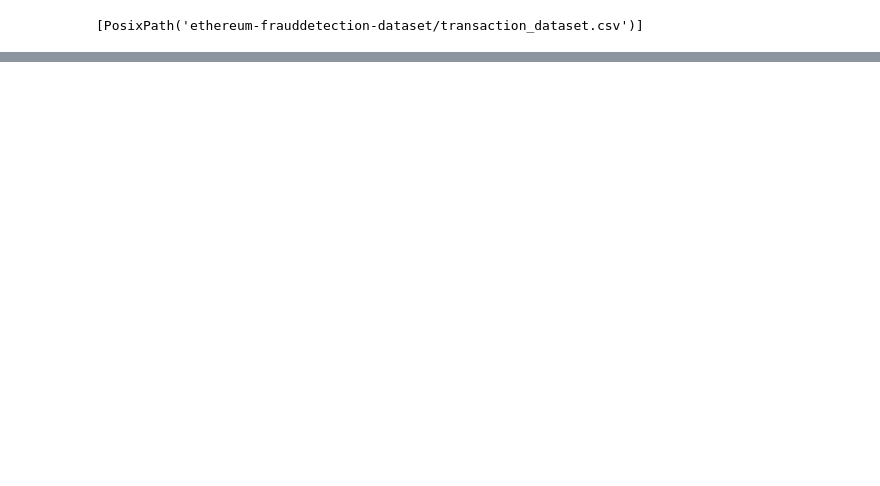
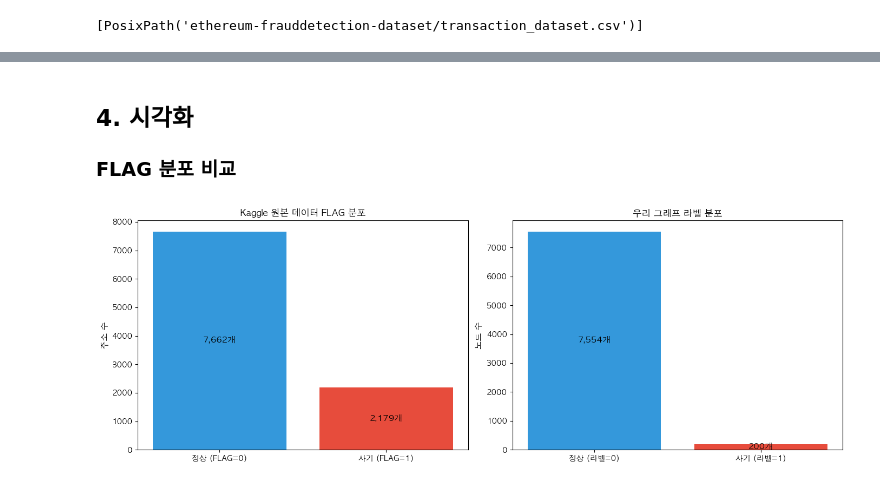
Before and after one commit to paran-needless-to-say/MPOcryptoML, a Jupyter notebook: notebooks/01_exploration.ipynb, the cells around one changed output, grey strips where cells are left out. Saved outputs shown, nothing was run; the diff lists cells and outputs as text; code cells hidden in the pictures; blank space fills up the shorter version.

Commit message:
feat: 노트북 정리 및 EDA 추가
- 01_exploration.ipynb 구조 개선
- 컬럼 설명 및 통계 분석 추가
- Kaggle 데이터와 그래프 데이터 비교 분석
- 시각화 코드 개선
- 마크다운 설명 추가

```diff
--- a/notebooks/01_exploration.ipynb
+++ b/notebooks/01_exploration.ipynb
@@ -187,0 +187,15 @@ plt.show()
+# %%
+# 이 셀은 Cell 9의 결과를 사용합니다
+with open('../results/graph_200_etherscan_real.json', 'r') as f:
+    graph_data = json.load(f)
+
+labels = graph_data['labels']
+
+print(f'\n[그래프 정보]')
+print(f'  총 노드 수: {len(graph_data["nodes"]):,}개')
+print(f'  총 엣지 수: {len(graph_data["edges"]):,}개')
+
+print(f'\n[라벨 분포 (Known 노드)]')
+print(f'  라벨 딕셔너리 크기: {len(labels):,}개')
+print(f'  라벨=1 (사기): {sum(labels.values()):,}개 ({sum(labels.values())/len(labels)*100:.2f}%)')
+print(f'  라벨=0 (정상): {len(labels)-sum(labels.values()):,}개 ({(len(labels)-sum(labels.values()))/len(labels)*100:.2f}%)')
@@ -187,0 +264,36 @@ plt.show()
+# %% [markdown]
+## 4. 시각화
+### FLAG 분포 비교
+# %%
+# FLAG 분포 시각화
+fig, axes = plt.subplots(1, 2, figsize=(14, 5))
+
+# Kaggle 원본 분포
+kaggle_data = df['FLAG'].value_counts().sort_index()
+axes[0].bar(['정상 (FLAG=0)', '사기 (FLAG=1)'],
+            [kaggle_data[0], kaggle_data[1]],
+            color=['#3498db', '#e74c3c'])
+axes[0].set_title('Kaggle 원본 데이터 FLAG 분포', fontsize=12, fontweight='bold')
+axes[0].set_ylabel('주소 수', fontsize=11)
+axes[0].text(0, kaggle_data[0]//2, f'{kaggle_data[0]:,}개',
+             ha='center', va='center', fontsize=11, fontweight='bold')
+axes[0].text(1, kaggle_data[1]//2, f'{kaggle_data[1]:,}개',
+             ha='center', va='center', fontsize=11, fontweight='bold')
+
+# 우리 그래프 분포
+graph_labels_data = {0: sum(1 for v in labels.values() if v == 0),
+                     1: sum(labels.values())}
+axes[1].bar(['정상 (라벨=0)', '사기 (라벨=1)'],
+            [graph_labels_data[0], graph_labels_data[1]],
+            color=['#3498db', '#e74c3c'])
+axes[1].set_title('우리 그래프 라벨 분포', fontsize=12, fontweight='bold')
+axes[1].set_ylabel('노드 수', fontsize=11)
+axes[1].text(0, graph_labels_data[0]//2, f'{graph_labels_data[0]:,}개',
+             ha='center', va='center', fontsize=11, fontweight='bold')
+axes[1].text(1, graph_labels_data[1]//2, f'{graph_labels_data[1]:,}개',
+             ha='center', va='center', fontsize=11, fontweight='bold')
+
+plt.tight_layout()
+plt.show()
+# %% [output]
+[figure, added]
```
Also changed, not shown: parts of 27 cells of this notebook, 29 other files.
